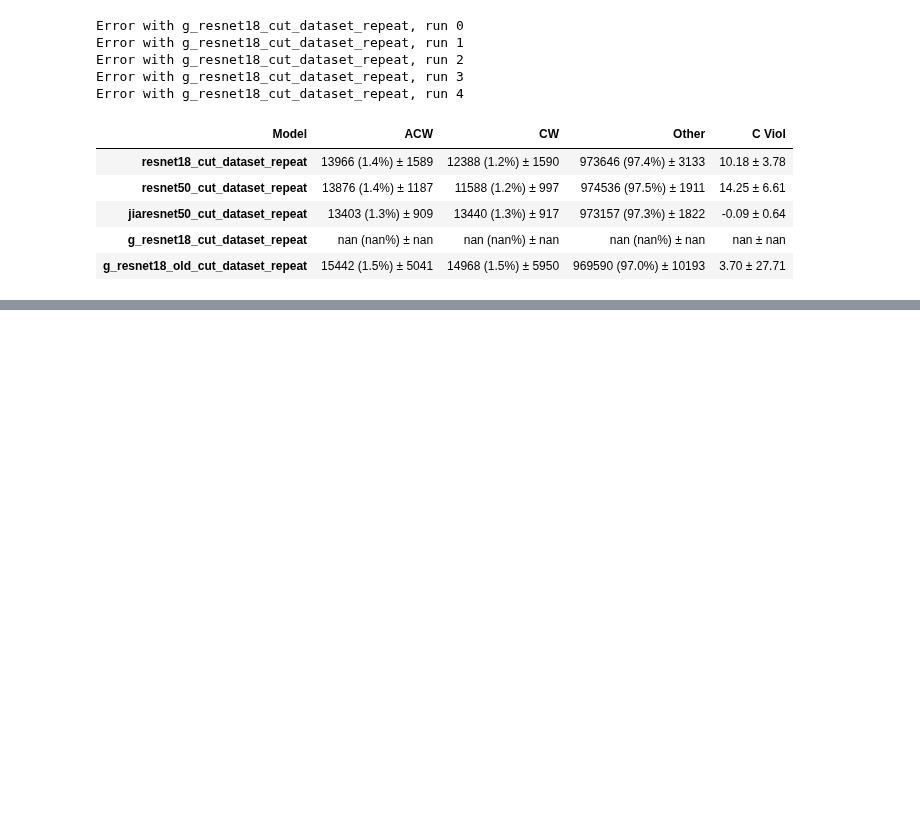
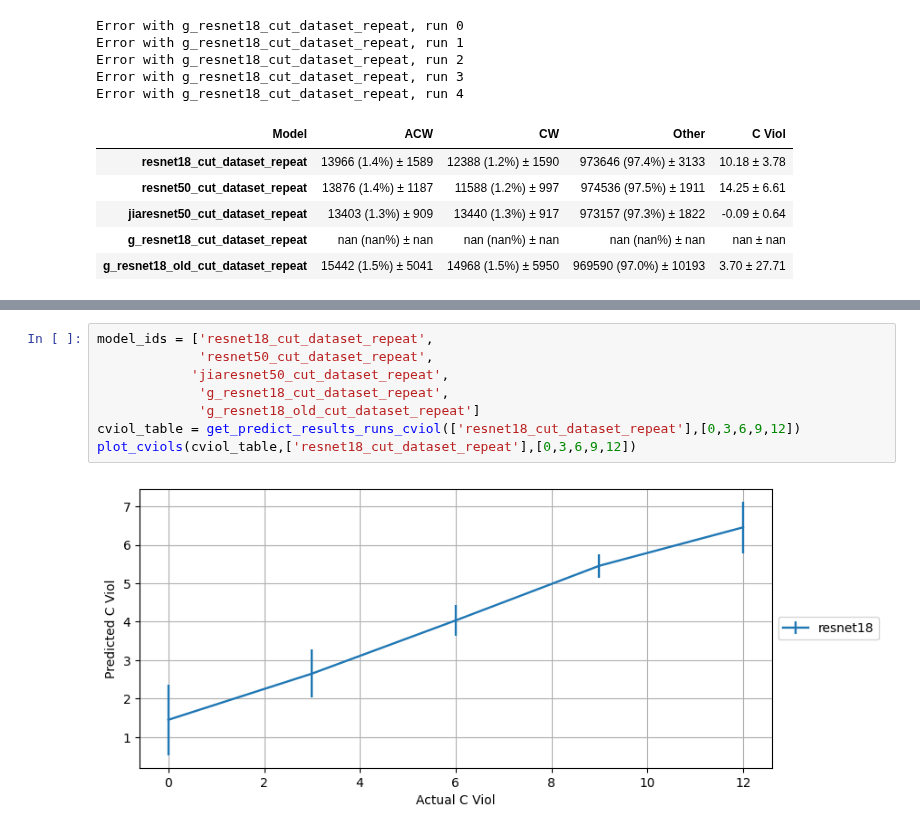
Before and after one commit to neil-power/mphys-galaxy, a Jupyter notebook: Code/model_metrics.ipynb, the cells around one changed output, grey strips where cells are left out. Drawn from its saved outputs; the diff is of its cells as text; blank space fills up the shorter version.

Commit message:
Added set chirality predictions

```diff
--- a/Code/model_metrics.ipynb
+++ b/Code/model_metrics.ipynb
@@ -266,0 +266,10 @@ print(generate_split_from_chirality(round(7183+6838*0.7),-12))
+# %%
+model_ids = ['resnet18_cut_dataset_repeat',
+             'resnet50_cut_dataset_repeat',
+            'jiaresnet50_cut_dataset_repeat',
+             'g_resnet18_cut_dataset_repeat',
+             'g_resnet18_old_cut_dataset_repeat']
+cviol_table = get_predict_results_runs_cviol(['resnet18_cut_dataset_repeat'],[0,3,6,9,12])
+plot_cviols(cviol_table,['resnet18_cut_dataset_repeat'],[0,3,6,9,12])
+# %% [output]
+[figure, added]
```
Also changed, not shown: parts of 6 cells of this notebook, 32 other files.
